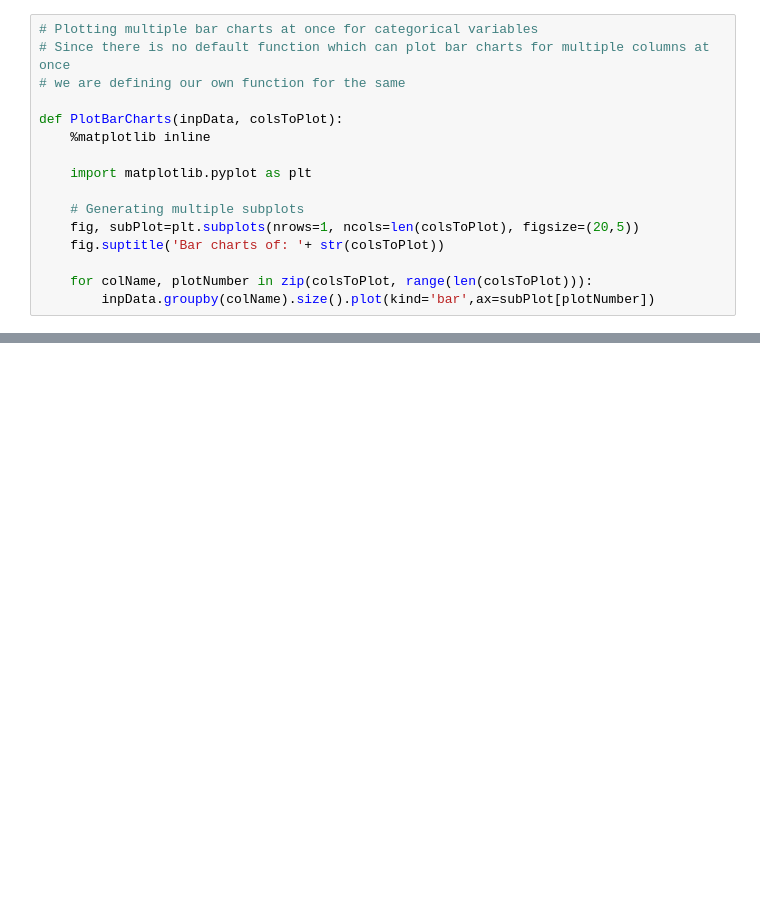
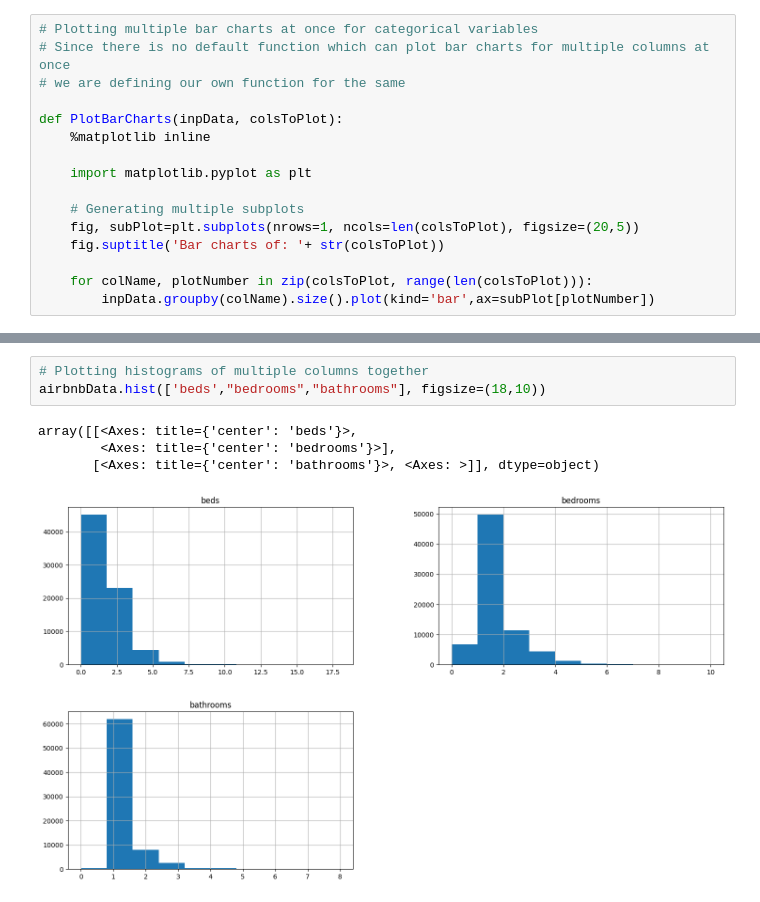
Before and after one commit to timwaganagado/grams, a Jupyter notebook: UNI/BostonHousPriceProject.ipynb, the cells around one changed output, grey strips where cells are left out. Drawn from its saved outputs; the diff is of its cells as text; blank space fills up the shorter version.

```diff
--- a/UNI/BostonHousPriceProject.ipynb
+++ b/UNI/BostonHousPriceProject.ipynb
@@ -1018,0 +183,8 @@ Final Average Accuracy of the model: 82.82
+# %%
+# Plotting histograms of multiple columns together
+airbnbData.hist(['beds',"bedrooms","bathrooms"], figsize=(18,10))
+# %% [output]
+array([[<Axes: title={'center': 'beds'}>,
+        <Axes: title={'center': 'bedrooms'}>],
+       [<Axes: title={'center': 'bathrooms'}>, <Axes: >]], dtype=object)
+[figure, added]
```
Also changed, not shown: parts of 92 cells of this notebook, 12 other files.
